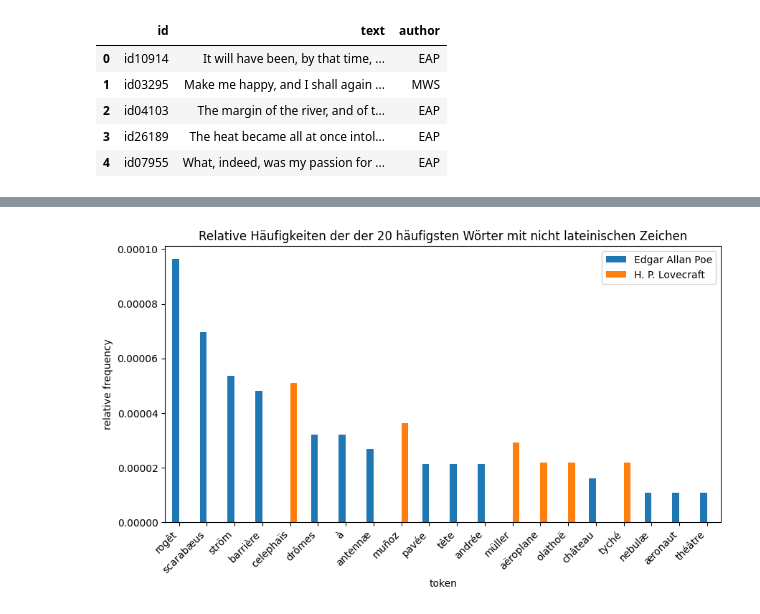
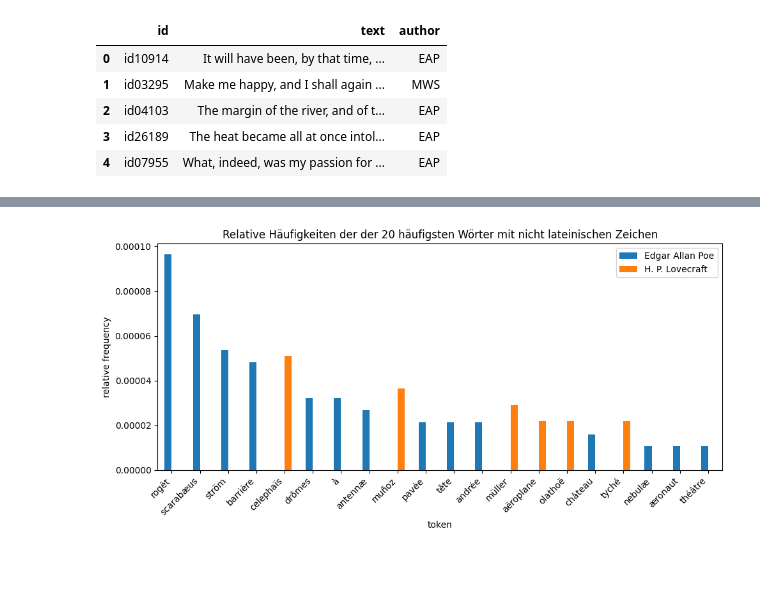
Before and after one commit to kobutri/pg_knowledge_discovery_ml, a Jupyter notebook: feature_exploration.ipynb, the cells around one changed output, grey strips where cells are left out. Cells and saved outputs as stored; diff of their text form; code cells hidden in the pictures; blank space fills up the shorter version.

```diff
--- a/feature_exploration.ipynb
+++ b/feature_exploration.ipynb
@@ -55,26 +56,27 @@ plt.show()
 # %%
 def is_diacritic(x):
     return not x.isascii()
 
 df = data.copy()
 df.text = df.text.apply(lambda x: list(filter(is_diacritic, to_words(x))))
 per_author = df.groupby('author').agg(
     text = pd.NamedAgg("text", aggfunc=lambda x: [token for sentence in x for token in sentence ])
 )
 per_author = per_author.text.apply(lambda x: pd.Series(x).value_counts())
 per_author = per_author.pivot_table(columns=per_author.index, fill_value=0)
 for column in per_author.columns:
     per_author[column] = per_author[column] / all_words[column][0]
 per_author = per_author.filter(items=df.text.explode().value_counts().index[:20], axis=0)
 per_author = per_author.rename_axis("", axis=1)
 per_author = per_author.rename(columns=lambda x: authors_short_dict[x])
 per_author.plot.bar(figsize=(10, 5), rot=45, ylabel="relative frequency", xlabel="token", title="Relative Häufigkeiten der der 20 häufigsten Wörter mit nicht lateinischen Zeichen")
 plt.xticks(ha="right")
-plt.show()
+plt.tight_layout()
+plt.savefig("presentation/feature_exploration_non_latin.png", dpi=300)
 
 # non ascii elements are used so rarely that we expect them to get eliminated by a high pass filter
 # %% [output]
-[figure, old version]
+[figure, new version]
 # %%
 import string
 
```
Also changed, not shown: parts of 8 cells of this notebook, 13 other files.
